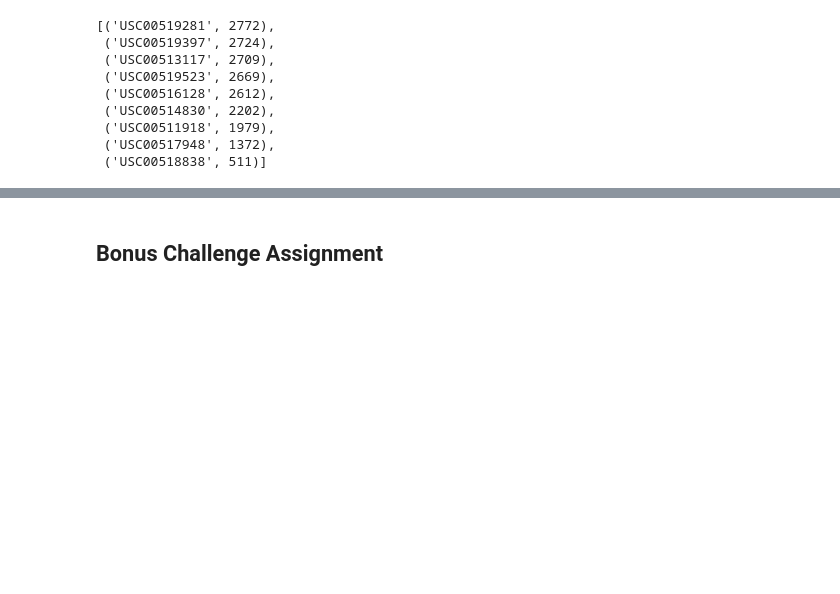
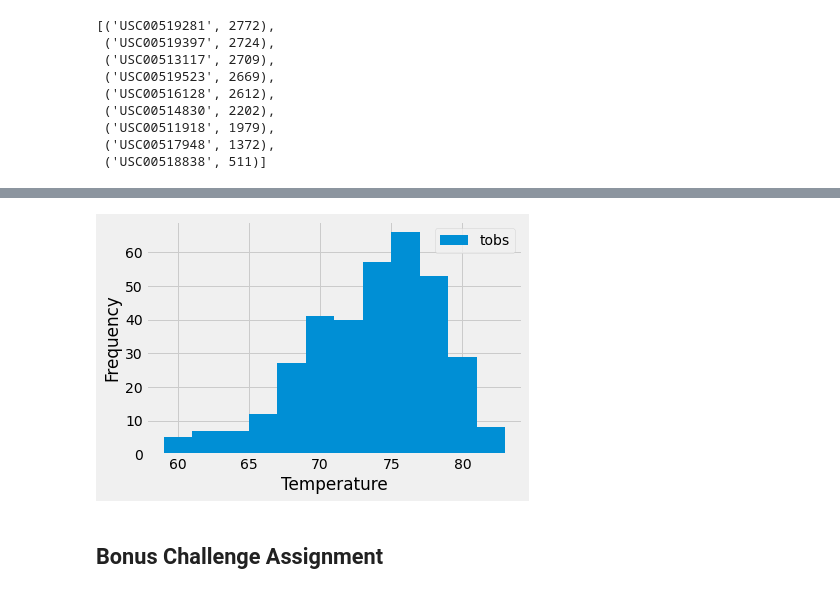
Before and after one commit to sabrinasaleh/sqlalchemy-challenge, a Jupyter notebook: climate_starter.ipynb, the cells around one changed output, grey strips where cells are left out. Saved outputs shown, nothing was run; the diff lists cells and outputs as text; code cells hidden in the pictures; blank space fills up the shorter version.

```diff
--- a/climate_starter.ipynb
+++ b/climate_starter.ipynb
@@ -137,15 +166,19 @@ station_active
 # %%
 # Using the station id from the previous query, calculate the lowest temperature recorded,
 # highest temperature recorded, and average temperature of the most active station?
+station_active_most = "USC00519281"
 
-temp = (
+temps = (
     session.query(
         func.min(Measurement.tobs),
         func.max(Measurement.tobs),
         func.avg(Measurement.tobs),
     )
-    .filter(Measurement.station == "USC00519281")
+    .filter(Measurement.station == station_active_most)
     .all()
 )
-temp
+
+print(f"Lowest Temperature: {temps[0][0]} Fahrenheit")
+print(f"Highest Temperature: {temps[0][1]} Fahrenheit")
+print(f"Average Temperature: {round(temps[0][2], 2)} Fahrenheit")
 # %% [output]
@@ -153,3 +188,13 @@ temp
 # %%
 # Choose the station with the highest number of temperature observations.
 # Query the last 12 months of temperature observation data for this station and plot the results as a histogram
+temp_obs_active = (
+    session.query(Measurement.date, Measurement.tobs)
+    .filter(Measurement.station == station_active_most)
+    .filter(func.strftime("%Y-%m-%d", Measurement.date) >= year_ago_date)
+    .all()
+)
+
+# save as a data frame
+temp_obs_df = pd.DataFrame(temp_obs_active, columns=["date", "tobs"])
+temp_obs_df
@@ -156,3 +215,13 @@ temp
+# %%
+# plot the results as a histogram
+temp_obs_df.plot(kind="hist", bins=12)
+# plt.title("Histogram of Temperature")
+plt.xlabel("Temperature")
+plt.ylabel("Frequency")
+plt.savefig("Images/sabrina_temphist.png")
+plt.show()
+# %% [output]
+[figure, added]
 # %% [markdown]
 ## Bonus Challenge Assignment
 # %%
```
Also changed, not shown: parts of 12 cells of this notebook.
